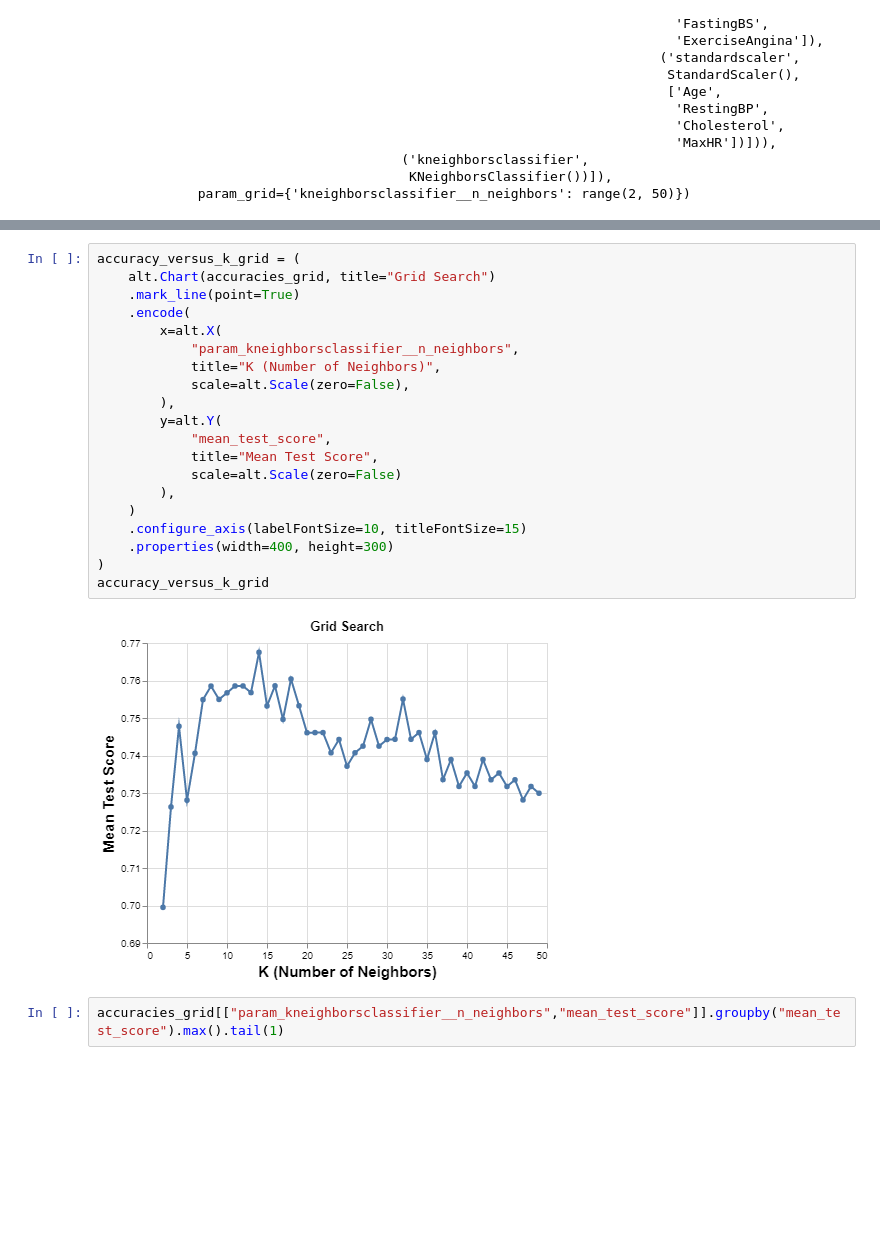
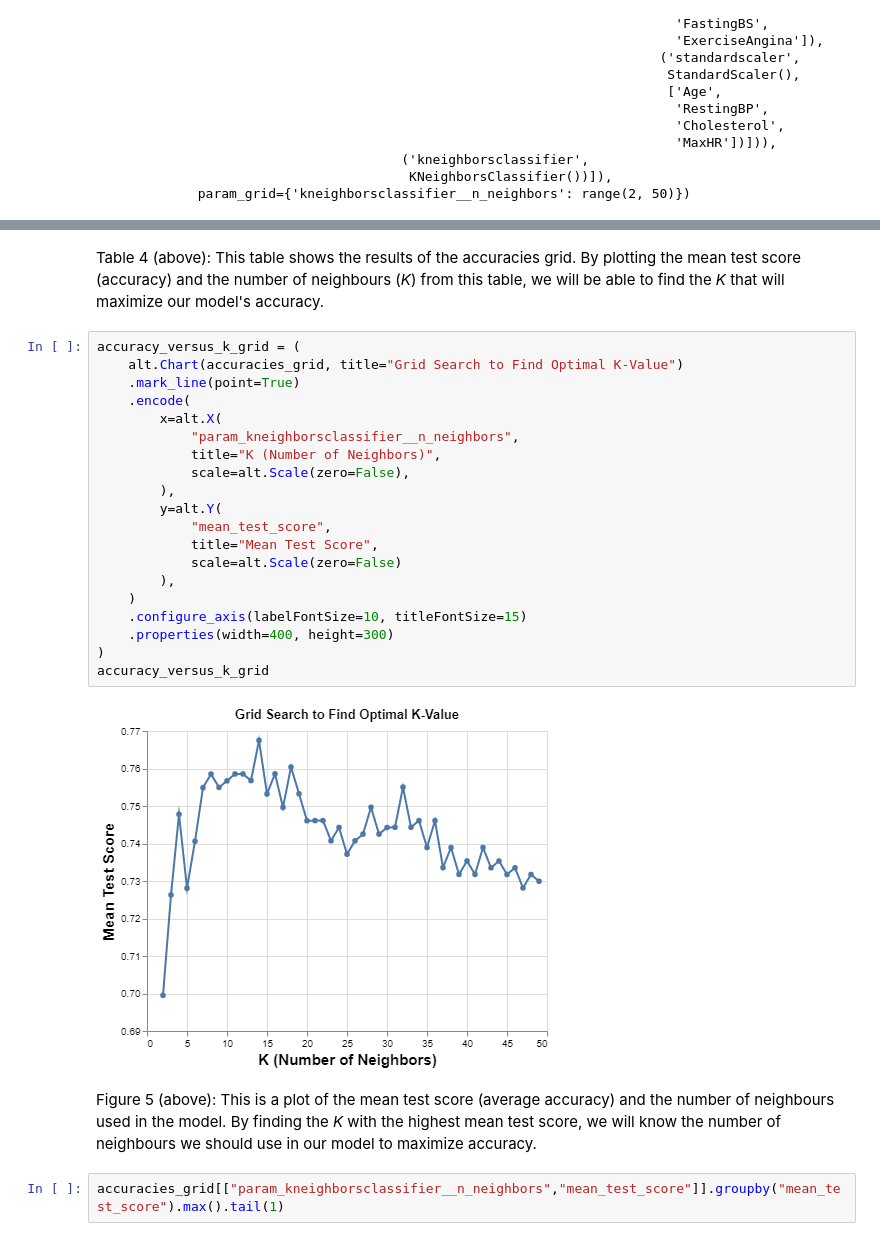
Before and after one commit to caojason/dsci-100-group-2, a Jupyter notebook: Report.ipynb, the cells around one changed output, grey strips where cells are left out. Saved outputs shown, nothing was run; the diff lists cells and outputs as text; blank space fills up the shorter version.

```diff
--- a/Report.ipynb
+++ b/Report.ipynb
@@ -311,25 +330,29 @@ accuracies_grid.head()
+# %% [markdown]
+Table 4 (above): This table shows the results of the accuracies grid. By plotting the mean test score (accuracy) and the number of neighbours (*K*) from this table, we will be able to find the *K* that will maximize our model's accuracy.
 # %%
 accuracy_versus_k_grid = (
-    alt.Chart(accuracies_grid, title="Grid Search")
+    alt.Chart(accuracies_grid, title="Grid Search to Find Optimal K-Value")
     .mark_line(point=True)
     .encode(
         x=alt.X(
             "param_kneighborsclassifier__n_neighbors",
             title="K (Number of Neighbors)",
             scale=alt.Scale(zero=False),
         ),
         y=alt.Y(
             "mean_test_score",
             title="Mean Test Score",
             scale=alt.Scale(zero=False)
         ),
     )
     .configure_axis(labelFontSize=10, titleFontSize=15)
     .properties(width=400, height=300)
 )
 accuracy_versus_k_grid
 # %% [output]
-[figure, old version]
+[figure, new version]
+# %% [markdown]
+Figure 5 (above): This is a plot of the mean test score (average accuracy) and the number of neighbours used in the model. By finding the *K* with the highest mean test score, we will know the number of neighbours we should use in our model to maximize accuracy.
 # %%
 accuracies_grid[["param_kneighborsclassifier__n_neighbors","mean_test_score"]].groupby("mean_test_score").max().tail(1)
 # %% [output]
```
Also changed, not shown: parts of 20 cells of this notebook.
